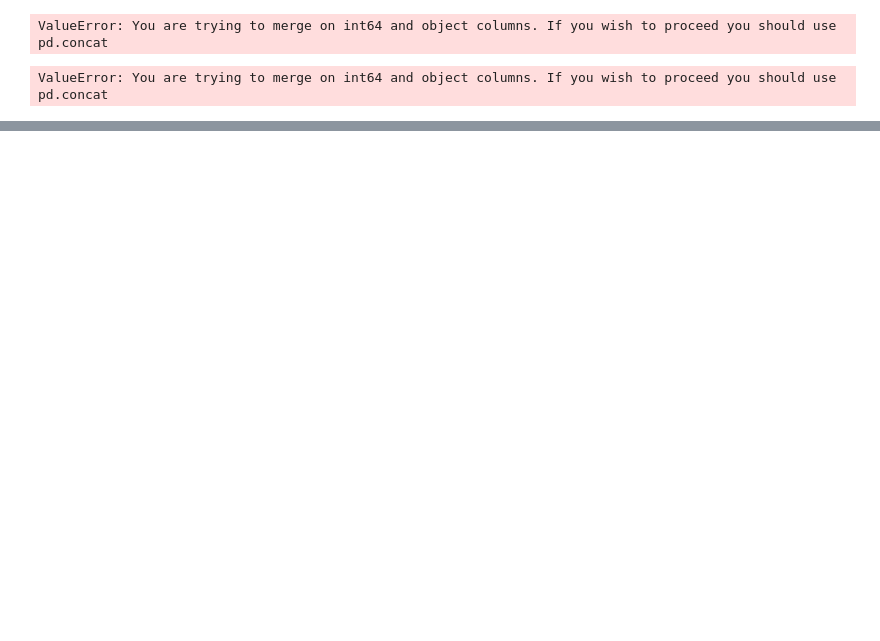
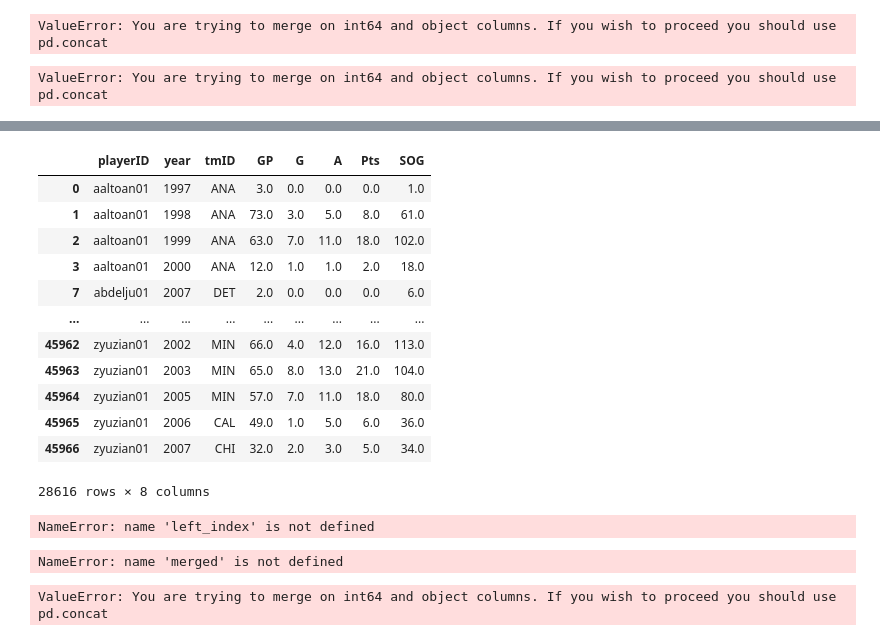
Before and after one commit to yaowenqiang/panda_playbook, a Jupyter notebook: advanced_pandas.ipynb, the cells around one changed output, grey strips where cells are left out. Saved outputs shown, nothing was run; the diff lists cells and outputs as text; code cells hidden in the pictures; blank space fills up the shorter version.

```diff
--- a/advanced_pandas.ipynb
+++ b/advanced_pandas.ipynb
@@ -332,0 +406,24 @@ ValueError: You are trying to merge on int64 and object columns. If you wish to
+# %%
+scoring
+# %% [output]
+|  | playerID | year | tmID | GP | G | A | Pts | SOG |
+| 0 | aaltoan01 | 1997 | ANA | 3.0 | 0.0 | 0.0 | 0.0 | 1.0 |
+| 1 | aaltoan01 | 1998 | ANA | 73.0 | 3.0 | 5.0 | 8.0 | 61.0 |
+| 2 | aaltoan01 | 1999 | ANA | 63.0 | 7.0 | 11.0 | 18.0 | 102.0 |
+| 3 | aaltoan01 | 2000 | ANA | 12.0 | 1.0 | 1.0 | 2.0 | 18.0 |
+| 7 | abdelju01 | 2007 | DET | 2.0 | 0.0 | 0.0 | 0.0 | 6.0 |
+| ... | ... | ... | ... | ... | ... | ... | ... | ... |
+| 45962 | zyuzian01 | 2002 | MIN | 66.0 | 4.0 | 12.0 | 16.0 | 113.0 |
+| 45963 | zyuzian01 | 2003 | MIN | 65.0 | 8.0 | 13.0 | 21.0 | 104.0 |
+| 45964 | zyuzian01 | 2005 | MIN | 57.0 | 7.0 | 11.0 | 18.0 | 80.0 |
+| 45965 | zyuzian01 | 2006 | CAL | 49.0 | 1.0 | 5.0 | 6.0 | 36.0 |
+| 45966 | zyuzian01 | 2007 | CHI | 32.0 | 2.0 | 3.0 | 5.0 | 34.0 |
+28616 rows × 8 columns
+# %%
+pd.merge(master, scoring, left_index==True)
+# %% [output]
+NameError: name 'left_index' is not defined
+# %%
+merged['_merge'].value_counts()
+# %% [output]
+NameError: name 'merged' is not defined
@@ -332,0 +432,5 @@ ValueError: You are trying to merge on int64 and object columns. If you wish to
+# %%
+scoring2 = scoring.drop(scoring.sample(1000).index)
+pd.merge(master2, scoring2, left_index=True, right_on='playerID', how='outer', indicator=True)
+# %% [output]
+ValueError: You are trying to merge on int64 and object columns. If you wish to proceed you should use pd.concat
```
Also changed, not shown: parts of 15 cells of this notebook.
